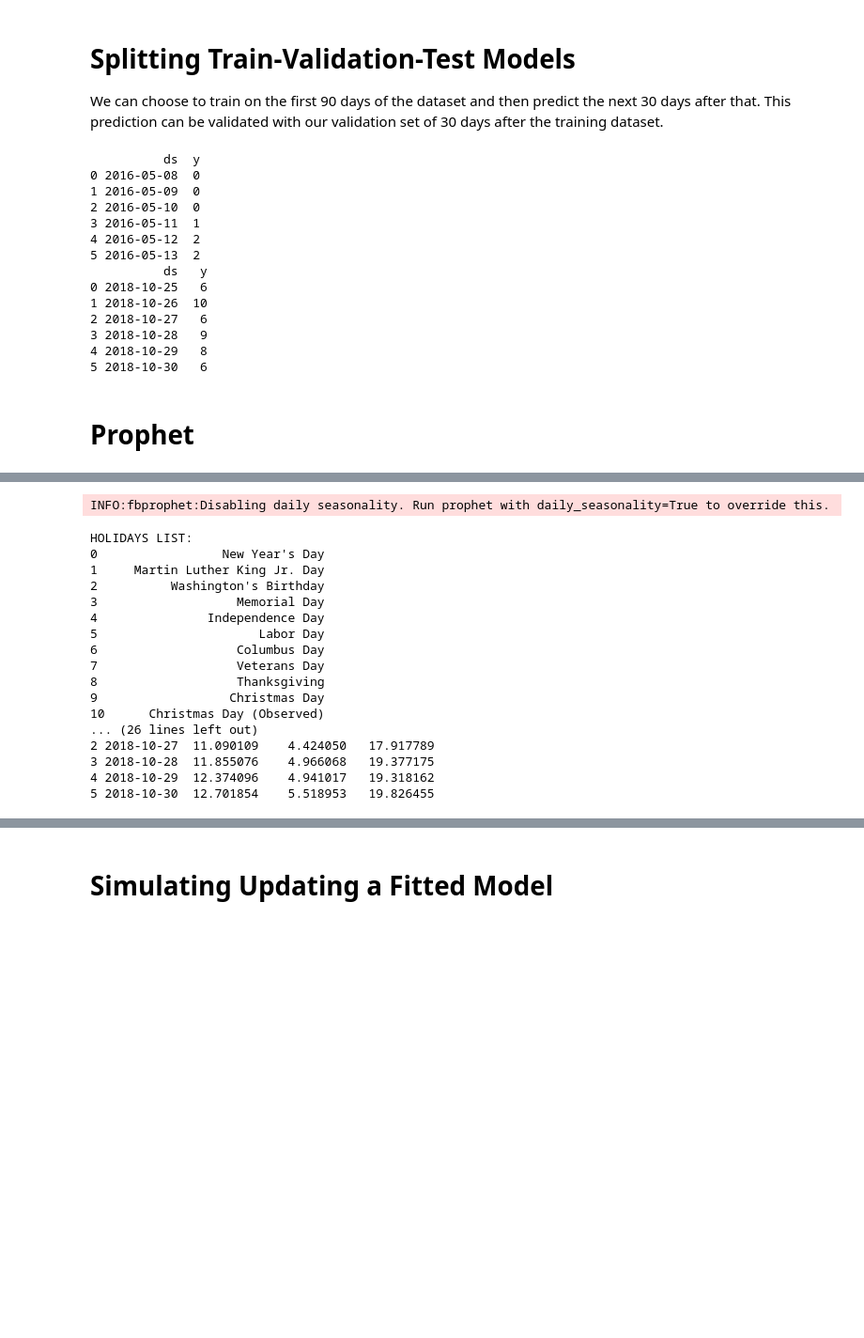
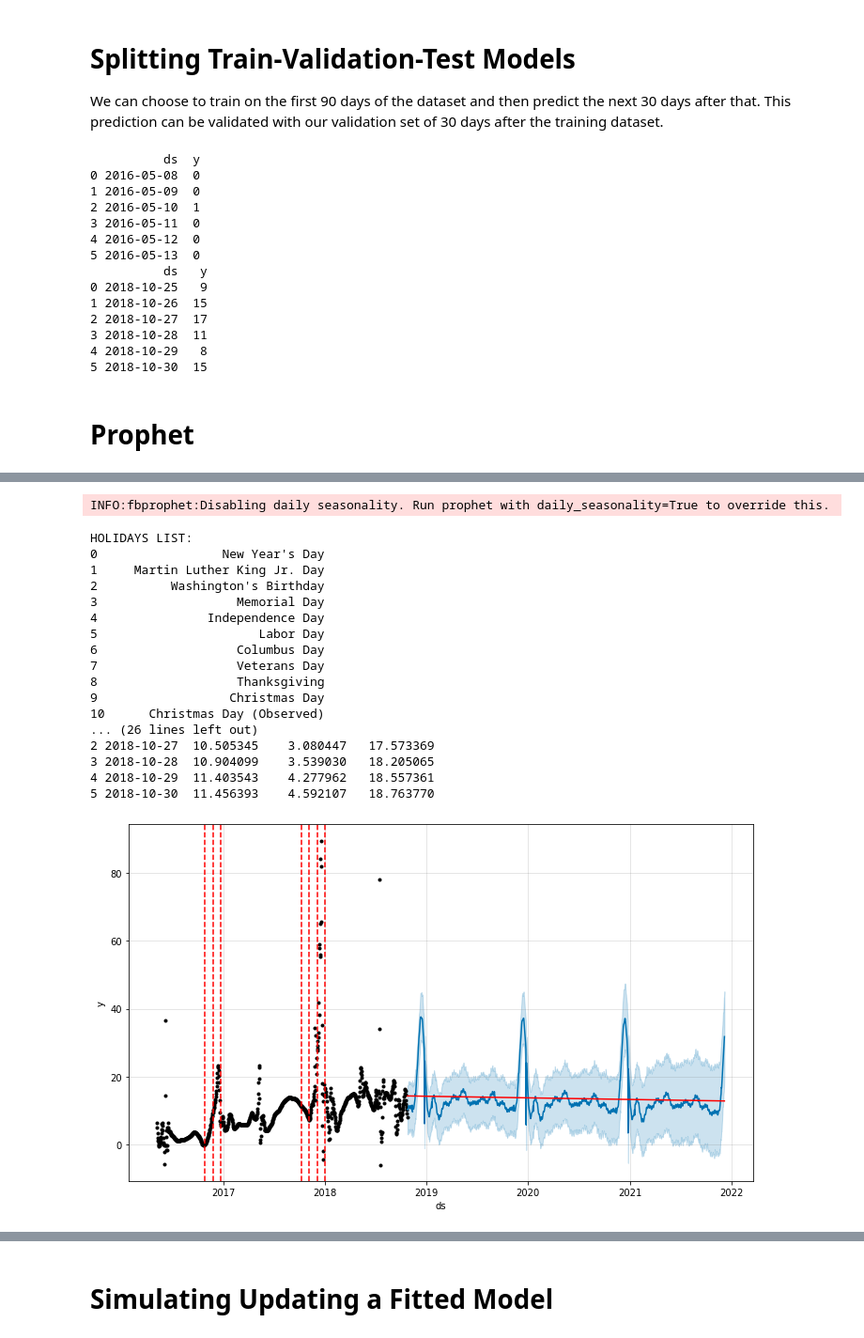
Before and after one commit to dnezan/km-sku-prediction, a Jupyter notebook: KM_forecast_main_clean.ipynb, the cells around one changed output, grey strips where cells are left out. Shown at 94% size. Cells and saved outputs as stored; diff of their text form; code cells hidden in the pictures; blank space fills up the shorter version.

```diff
--- a/KM_forecast_main_clean.ipynb
+++ b/KM_forecast_main_clean.ipynb
@@ -333,8 +340,8 @@ train_range_end=900
 test_range_start=900
 test_range_end=2039
 
-df_train = df_x.iloc[train_range_start:train_range_end,:]
-df_test = df_x.iloc[test_range_start:test_range_end,:]
+df_train = df_z.iloc[train_range_start:train_range_end,:]
+df_test = df_z.iloc[test_range_start:test_range_end,:]
 df_test.reset_index(inplace = True, drop = True)
 print(df_train.head(6))
 print(df_test.head(6))
@@ -342,17 +349,17 @@ print(df_test.head(6))
           ds  y
 0 2016-05-08  0
 1 2016-05-09  0
-2 2016-05-10  0
-3 2016-05-11  1
-4 2016-05-12  2
-5 2016-05-13  2
+2 2016-05-10  1
+3 2016-05-11  0
+4 2016-05-12  0
+5 2016-05-13  0
           ds   y
-0 2018-10-25   6
-1 2018-10-26  10
-2 2018-10-27   6
-3 2018-10-28   9
+0 2018-10-25   9
+1 2018-10-26  15
+2 2018-10-27  17
+3 2018-10-28  11
 4 2018-10-29   8
-5 2018-10-30   6
+5 2018-10-30  15
 # %% [markdown]
 # Prophet
 # %%
@@ -416,35 +423,40 @@ print(df_train.head(6))
 
 future = df_test.iloc[:, 0]
 future = pd.DataFrame(future)
 future.columns = ['ds']
 future['ds']= to_datetime(future['ds'])
 
 
 print("")
 print("Test:")
 print(future.head(6))
 forecast = model.predict(future)
 
 print("")
 print("Forecast:")
 print(forecast[['ds', 'yhat', 'yhat_lower', 'yhat_upper']].head(6))
+
+from prophet.plot import add_changepoints_to_plot
+fig = model.plot(forecast)
+a = add_changepoints_to_plot(fig.gca(), model, forecast)
 # %% [output]
 INFO:fbprophet:Disabling daily seasonality. Run prophet with daily_seasonality=True to override this.
 HOLIDAYS LIST:
 0                 New Year's Day
 1     Martin Luther King Jr. Day
 2          Washington's Birthday
 3                   Memorial Day
 4               Independence Day
 5                      Labor Day
 6                   Columbus Day
 7                   Veterans Day
 8                   Thanksgiving
 9                  Christmas Day
 10      Christmas Day (Observed)
 ... (26 lines left out)
-2 2018-10-27  11.090109    4.424050   17.917789
-3 2018-10-28  11.855076    4.966068   19.377175
-4 2018-10-29  12.374096    4.941017   19.318162
-5 2018-10-30  12.701854    5.518953   19.826455
+2 2018-10-27  10.505345    3.080447   17.573369
+3 2018-10-28  10.904099    3.539030   18.205065
+4 2018-10-29  11.403543    4.277962   18.557361
+5 2018-10-30  11.456393    4.592107   18.763770
+[figure, added]
 # %%
```
Also changed, not shown: parts of 9 cells of this notebook.
